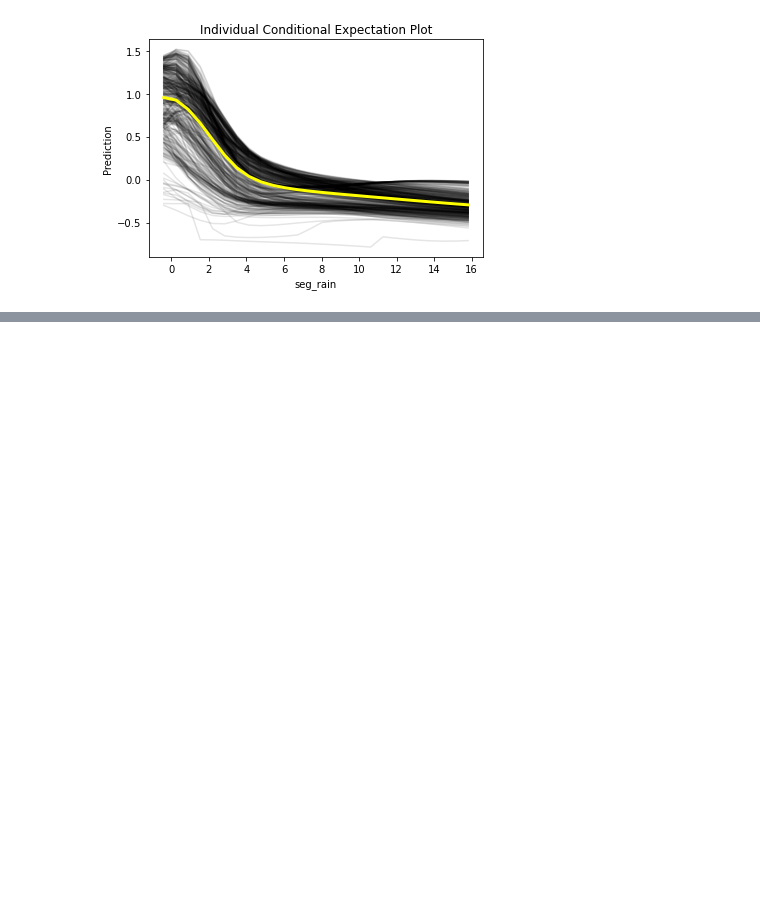
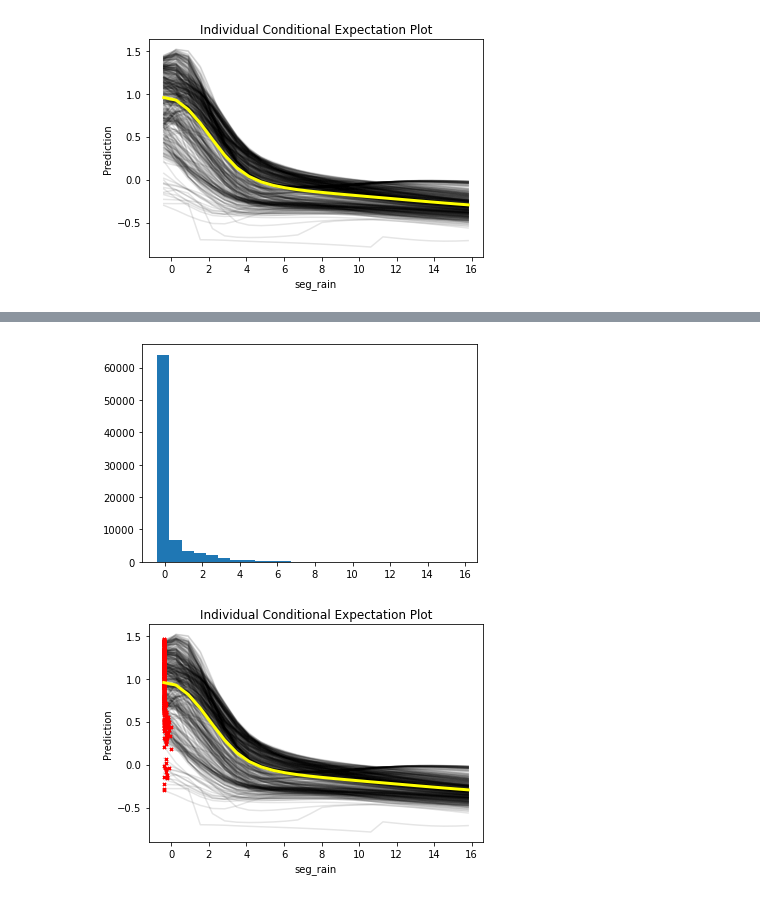
Before and after one commit to DOI-USGS/xai-workflows, a Jupyter notebook: prototyping_notebooks/03_06_RGCN_CustomICE_RiverDl.ipynb, the cells around one changed output, grey strips where cells are left out. Saved outputs shown, nothing was run; the diff lists cells and outputs as text; code cells hidden in the pictures; blank space fills up the shorter version.

```diff
--- a/prototyping_notebooks/03_06_RGCN_CustomICE_RiverDl.ipynb
+++ b/prototyping_notebooks/03_06_RGCN_CustomICE_RiverDl.ipynb
@@ -216,0 +221,42 @@ plot_ICE(model, x[-455:], 5, river_dl['x_vars'], 25)
+# %%
+# current intended use is for static variables
+# REPLACES WHOLE SPATIAL TIME SERIES INPUT WITH ONE VALUE
+# (e.g., for one iteration entire network elevation gets set to value X)
+
+def plot_ICE(model, x, var_index, var_name_ls, resolution = 25):
+    # assumes model is a trained torch model
+    # assumes x is model-ready torch tensor
+    #   assumes input is 3D [batch/space, sequence len, vars]
+
+    # use matplotlib histogram to get a good grid for ICE values
+    bins = plt.hist(x[:, :, var_index].numpy().flatten(), bins = resolution)
+    # THIS HISTOGRAM IS ADDITIONALLY USEFUL FOR SEEING WHERE DATA IS
+    # MORE ABUNDANTLY PRESENT, HELPS TO CONTEXTUALIZE OR CAUTION THE APPARENT
+    # PATTERN WITH INTERVALS THAT ARE 'OUT OF BOUNDS'
+
+    pred_ls = []
+    # across that grid, replace network static variables
+    for val in bins[1]:
+        cur_x = x.clone()
+        cur_x[:, :, var_index] = torch.as_tensor(val)
+        pred = model(cur_x).detach().numpy()
+        pred_ls.append(pred)
+
+    pred_ls = np.asarray(pred_ls)
+
+    # get unaltered predictions
+    cur_x = x.clone()
+    pred = model(cur_x)
+
+    plt.pause(0.0001) # so that ICE isn't ontop of hist
+
+    # the -1 index is we're just looking at the last day's prediction
+    # the "0" index assumes 1 output
+    plt.plot(bins[1], pred_ls[:, :, -1, 0], color = 'black', alpha = 0.1, zorder = 1)
+    # plot some associated real values and predictions
+    plt.scatter(x[:, -1, var_index].numpy(), pred.detach().numpy()[:, -1, 0],
+                marker = 'x', color = 'red', zorder = 2, s = 10)
+    plt.xlabel(var_name_ls[var_index])
+    plt.ylabel('Prediction')
+    plt.plot(bins[1], np.mean(pred_ls[:, :, -1, 0], 1), color = 'yellow', linewidth = 3, zorder = 3)
+    plt.title("Individual Conditional Expectation Plot");
@@ -216,0 +271,6 @@ plot_ICE(model, x[-455:], 5, river_dl['x_vars'], 25)
+# %%
+# the "local" contains a small range of possible values
+plot_ICE(model, x[-455:], 5, river_dl['x_vars'], 25)
+# %% [output]
+[figure, added]
+[figure, added]
```
Also changed, not shown: parts of 19 cells of this notebook.
